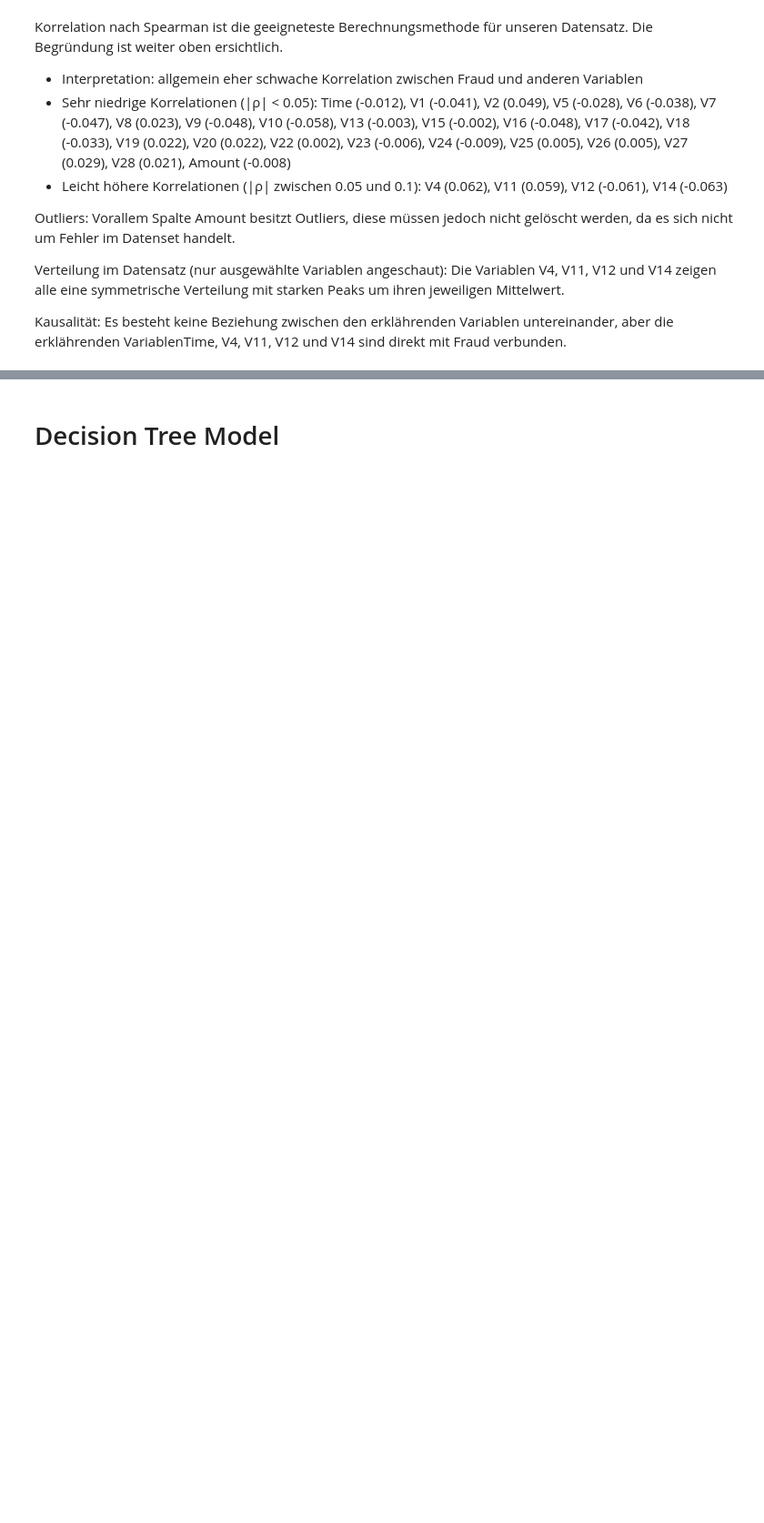
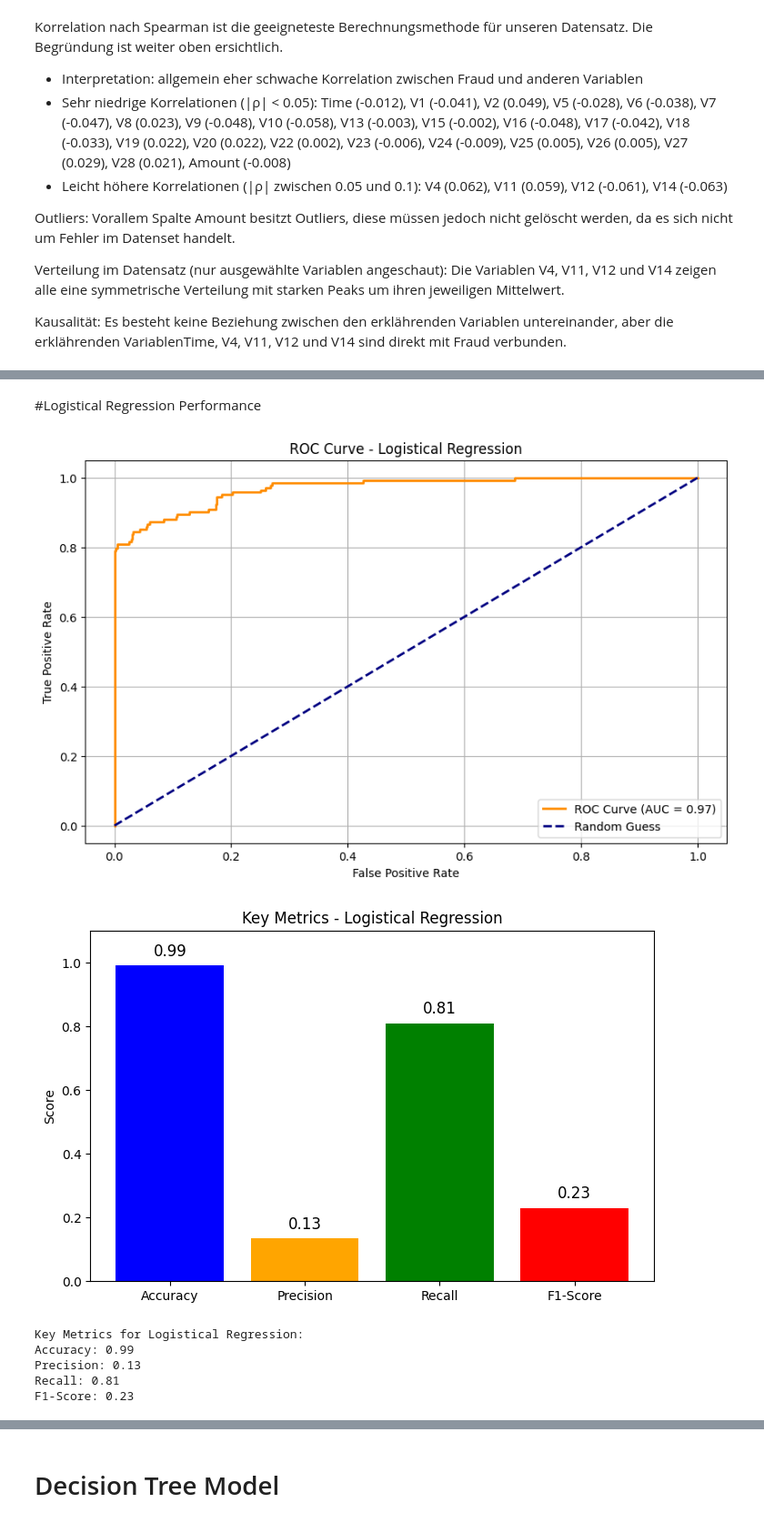
Before and after one commit to goernjosi/PythonProjektV2, a Jupyter notebook: Version2.ipynb, the cells around one changed output, grey strips where cells are left out. Shown at 91% size. Saved outputs shown, nothing was run; the diff lists cells and outputs as text; code cells hidden in the pictures; blank space fills up the shorter version.

Commit message:
Add Comments & Utility Functions

```diff
--- a/Version2.ipynb
+++ b/Version2.ipynb
@@ -816,0 +949,35 @@ Kausalität: Es besteht keine Beziehung zwischen den erklährenden Variablen unt
+# %%
+# Import necessary libraries
+from sklearn.linear_model import LogisticRegression
+from sklearn.model_selection import train_test_split
+from sklearn.metrics import classification_report, roc_auc_score, confusion_matrix
+from imblearn.over_sampling import SMOTE
+import numpy as np
+
+# Prepare the data for modeling
+# Separate features (X) and target variable (y)
+# We remove the Fraud column as it's what we want to predict
+X_train, X_test, y_train, y_test = prepare_data(df)
+
+# Apply SMOTE to handle class imbalance
+# This creates synthetic examples of the minority class (fraud cases)
+# to prevent the model from being biased towards the majority class
+X_train_resampled, y_train_resampled = apply_smote(X_train, y_train)
+
+# Initialize Logistic Regression Classifier
+# Logistic Regression models probability of binary outcomes using a logistic function
+# random_state ensures reproducibility of results
+# max_iter increased to ensure convergence with complex datasets
+lr_classifier = LogisticRegression(random_state=42, solver='liblinear', max_iter=1000)
+
+# Train the model on the resampled data
+# The model learns the optimal coefficients for each feature to predict fraud probability
+lr_classifier.fit(X_train_resampled, y_train_resampled)
+
+# Make predictions on the test set
+# Generate both class predictions (fraud/non-fraud) and probability scores
+lr_pred = lr_classifier.predict(X_test)  # Binary predictions (0 or 1)
+lr_pred_prob = lr_classifier.predict_proba(X_test)[:, 1]  # Probability scores for fraud class
+
+#Quick evaluation
+quick_evaluate_model(y_test, lr_pred, lr_pred_prob, "Logistic Regression")
@@ -817 +998,15 @@ Kausalität: Es besteht keine Beziehung zwischen den erklährenden Variablen unt
+# %% [markdown]
+#Logistical Regression Performance
+# %%
+# Evaluate Logistical Regression performance using our utility function
+# This will create ROC curve, metrics plot, and print all relevant metrics
+plot_model_performance(y_test, lr_pred, lr_pred_prob, "Logistical Regression")
+# %% [output]
+[figure, added]
+[figure, added]
+Key Metrics for Logistical Regression:
+Accuracy: 0.99
+Precision: 0.13
+Recall: 0.81
+F1-Score: 0.23
 # %% [markdown]
```
Also changed, not shown: parts of 26 cells of this notebook.
